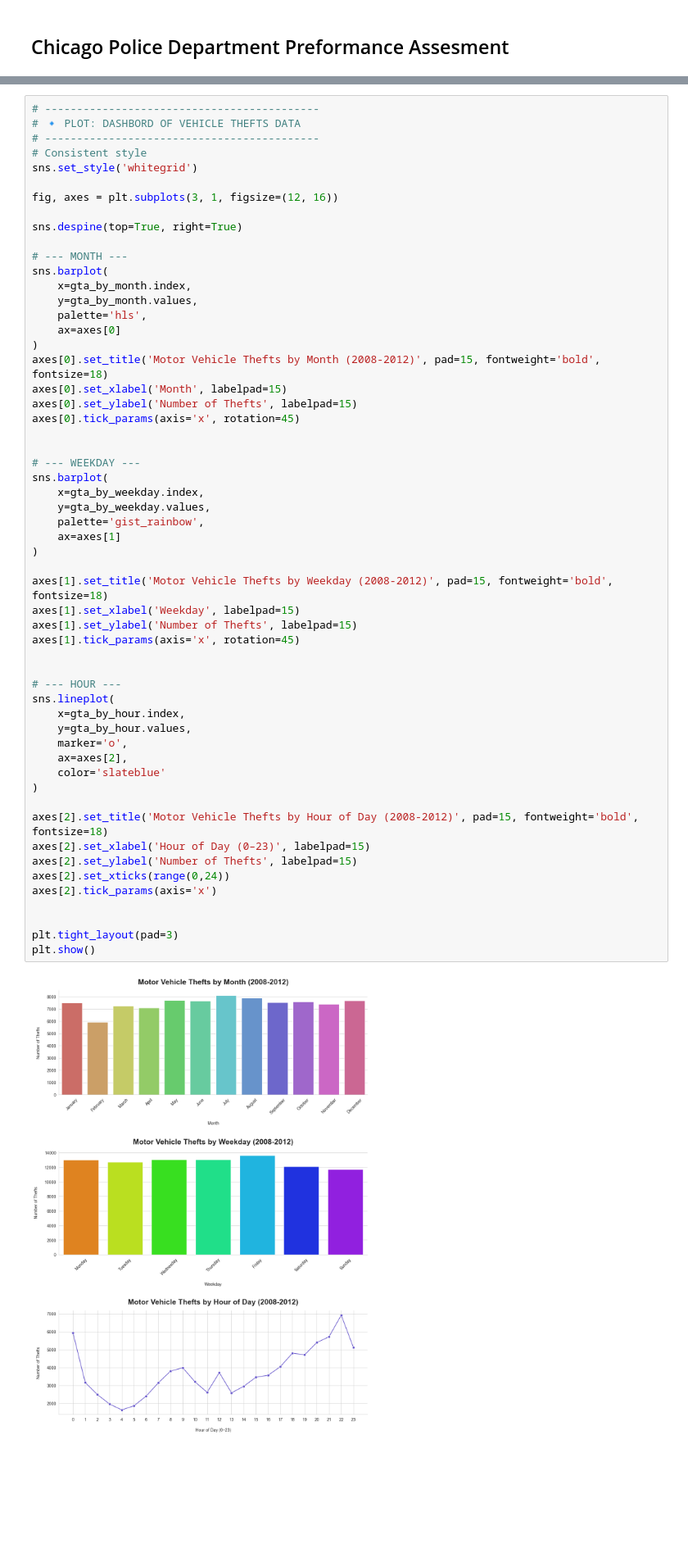
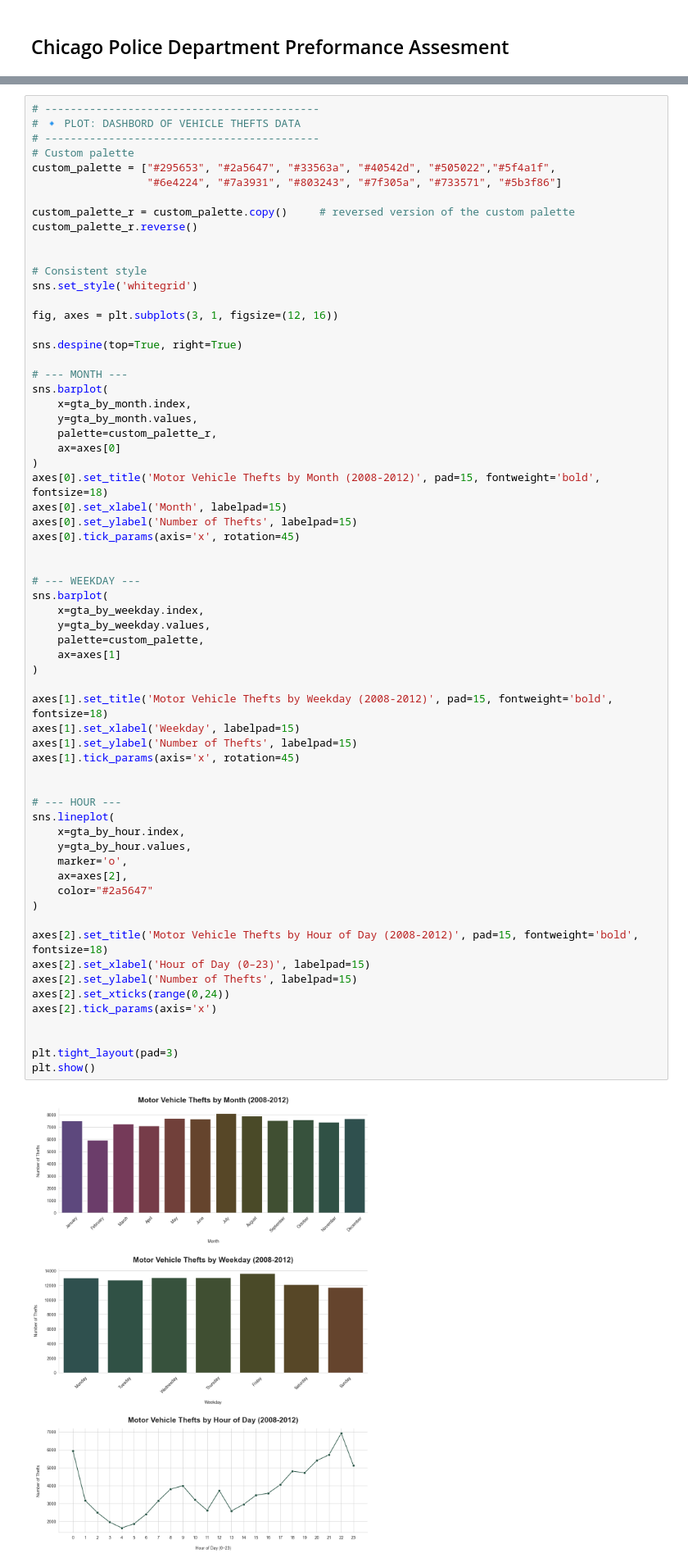
Before and after one commit to l3xbot/Data_Processing_Project_Visualisation, a Jupyter notebook: chicago_crime_visualisations.ipynb, the cells around one changed output, grey strips where cells are left out. Shown: that part at 82% size. Saved outputs shown, nothing was run; the diff lists cells and outputs as text; blank space fills up the shorter version.

Commit message:
Updated plots + plotly
Updated plots. Code for a plotly plot added

```diff
--- a/chicago_crime_visualisations.ipynb
+++ b/chicago_crime_visualisations.ipynb
@@ -472,6 +570,14 @@ gta_by_hour = vehicle_thefts_df.groupby('Hour').size()
 # -------------------------------------------
 # 🔹 PLOT: DASHBORD OF VEHICLE THEFTS DATA
 # -------------------------------------------
+# Custom palette
+custom_palette = ["#295653", "#2a5647", "#33563a", "#40542d", "#505022","#5f4a1f",
+                  "#6e4224", "#7a3931", "#803243", "#7f305a", "#733571", "#5b3f86"]
+
+custom_palette_r = custom_palette.copy()     # reversed version of the custom palette
+custom_palette_r.reverse()
+
+
 # Consistent style
 sns.set_style('whitegrid')
 
@@ -483,7 +589,7 @@ sns.despine(top=True, right=True)
 sns.barplot(
     x=gta_by_month.index,
     y=gta_by_month.values,
-    palette='hls',
+    palette=custom_palette_r,
     ax=axes[0]
 )
 axes[0].set_title('Motor Vehicle Thefts by Month (2008-2012)', pad=15, fontweight='bold', fontsize=18)
@@ -496,36 +602,36 @@ axes[0].tick_params(axis='x', rotation=45)
 sns.barplot(
     x=gta_by_weekday.index,
     y=gta_by_weekday.values,
-    palette='gist_rainbow',
+    palette=custom_palette,
     ax=axes[1]
 )
 
 axes[1].set_title('Motor Vehicle Thefts by Weekday (2008-2012)', pad=15, fontweight='bold', fontsize=18)
 axes[1].set_xlabel('Weekday', labelpad=15)
 axes[1].set_ylabel('Number of Thefts', labelpad=15)
 axes[1].tick_params(axis='x', rotation=45)
 
 
 # --- HOUR ---
 sns.lineplot(
     x=gta_by_hour.index,
     y=gta_by_hour.values,
     marker='o',
     ax=axes[2],
-    color='slateblue'
+    color="#2a5647"
 )
 
 axes[2].set_title('Motor Vehicle Thefts by Hour of Day (2008-2012)', pad=15, fontweight='bold', fontsize=18)
 axes[2].set_xlabel('Hour of Day (0–23)', labelpad=15)
 axes[2].set_ylabel('Number of Thefts', labelpad=15)
 axes[2].set_xticks(range(0,24))
 axes[2].tick_params(axis='x')
 
 
 plt.tight_layout(pad=3)
 plt.show()
 # %% [output]
-[figure, old version]
+[figure, new version]
 # %%
 # -------------------------------------------
 # 🔹 PLOT: GTA - HEATMAP OF DAY VS. HOUR
```
Also changed, not shown: parts of 5 cells of this notebook, 4 other files.
